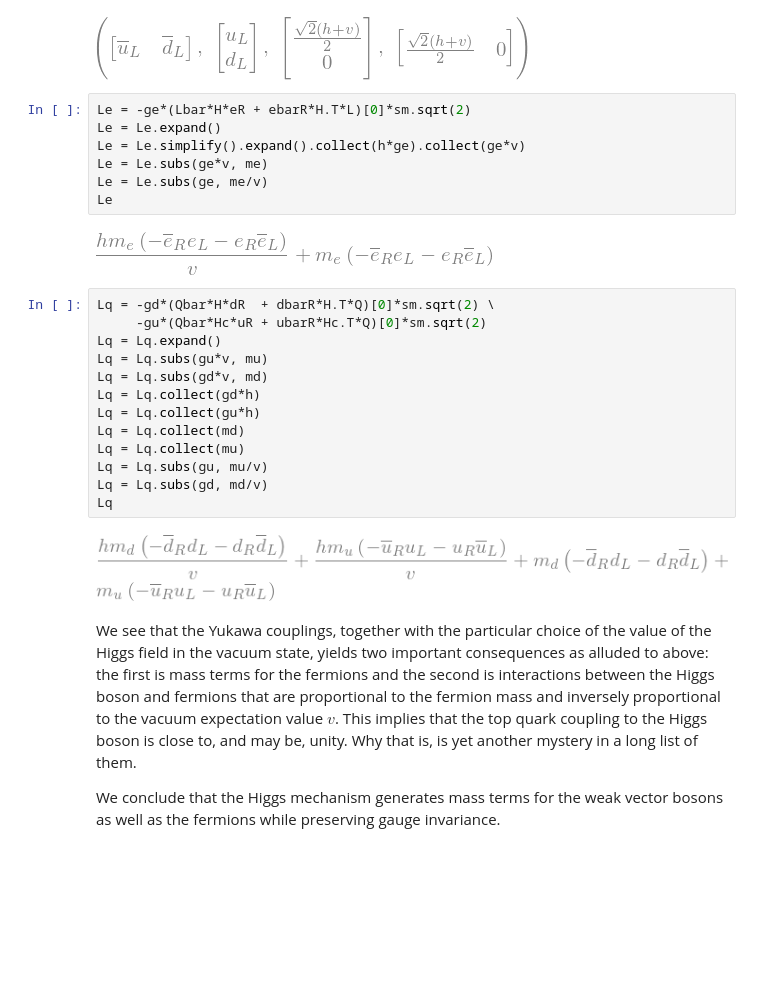
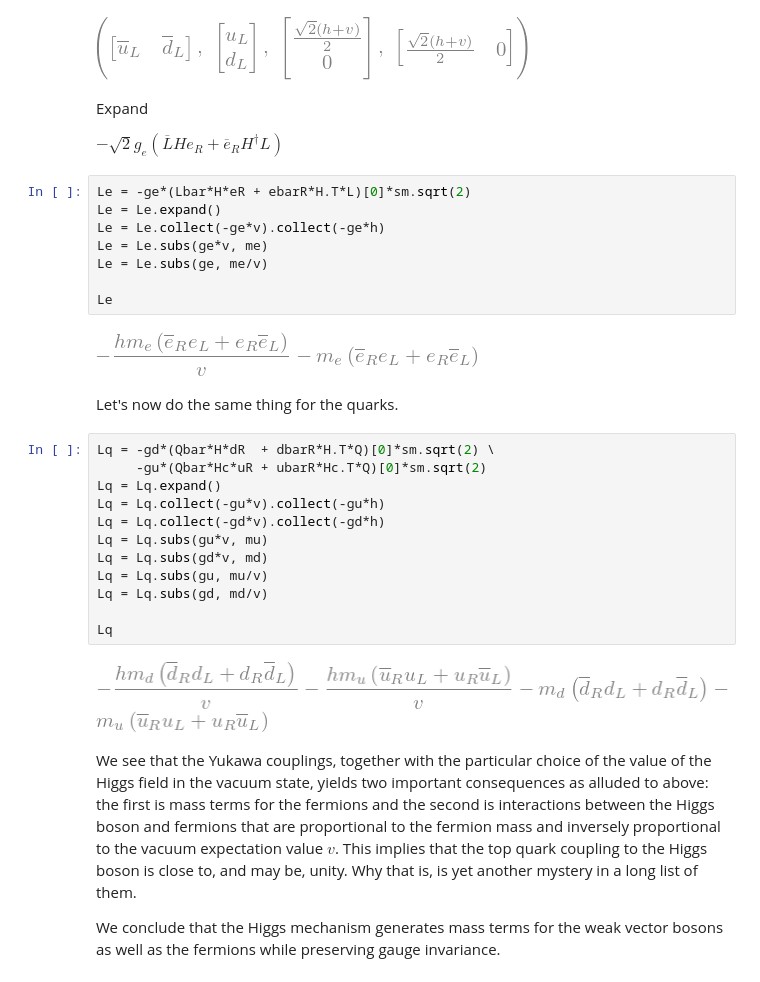
Before and after one commit to hbprosper/GSW, a Jupyter notebook: GlashowSalamWeinberg.ipynb, the cells around one changed output. Drawn from its saved outputs; the diff is of its cells as text; blank space fills up the shorter version.

```diff
--- a/GlashowSalamWeinberg.ipynb
+++ b/GlashowSalamWeinberg.ipynb
@@ -709,30 +742,36 @@ Hc = sm.I*tau2*H
 Qbar, Q, Hc, Hc.T
 # %% [output]
 [figure]
+# %% [markdown]
+Expand
+
+$-\sqrt{2} g_e (\overline{L} H e_R + \overline{e}_R H^\dagger L)$
 # %%
 Le = -ge*(Lbar*H*eR + ebarR*H.T*L)[0]*sm.sqrt(2)
 Le = Le.expand()
-Le = Le.simplify().expand().collect(h*ge).collect(ge*v)
+Le = Le.collect(-ge*v).collect(-ge*h)
 Le = Le.subs(ge*v, me)
 Le = Le.subs(ge, me/v)
+
 Le
 # %% [output]
-[figure, old version]
+[figure, new version]
+# %% [markdown]
+Let's now do the same thing for the quarks.
 # %%
 Lq = -gd*(Qbar*H*dR  + dbarR*H.T*Q)[0]*sm.sqrt(2) \
      -gu*(Qbar*Hc*uR + ubarR*Hc.T*Q)[0]*sm.sqrt(2)
 Lq = Lq.expand()
+Lq = Lq.collect(-gu*v).collect(-gu*h)
+Lq = Lq.collect(-gd*v).collect(-gd*h)
 Lq = Lq.subs(gu*v, mu)
 Lq = Lq.subs(gd*v, md)
-Lq = Lq.collect(gd*h)
-Lq = Lq.collect(gu*h)
-Lq = Lq.collect(md)
-Lq = Lq.collect(mu)
 Lq = Lq.subs(gu, mu/v)
 Lq = Lq.subs(gd, md/v)
+
 Lq
 # %% [output]
-[figure, old version]
+[figure, new version]
 # %% [markdown]
 We see that the Yukawa couplings, together with the particular choice of the value of the Higgs field in the vacuum state, yields two important consequences as alluded to above: the first is mass terms for the fermions and the second is interactions between the Higgs boson and fermions that are proportional to the fermion mass and inversely proportional to the vacuum expectation value $v$. This implies that the top quark coupling to the Higgs boson is close to, and may be, unity. Why that is, is yet another mystery in a long list of them.
 
```
Also changed, not shown: parts of 58 cells of this notebook, 2 other files.
